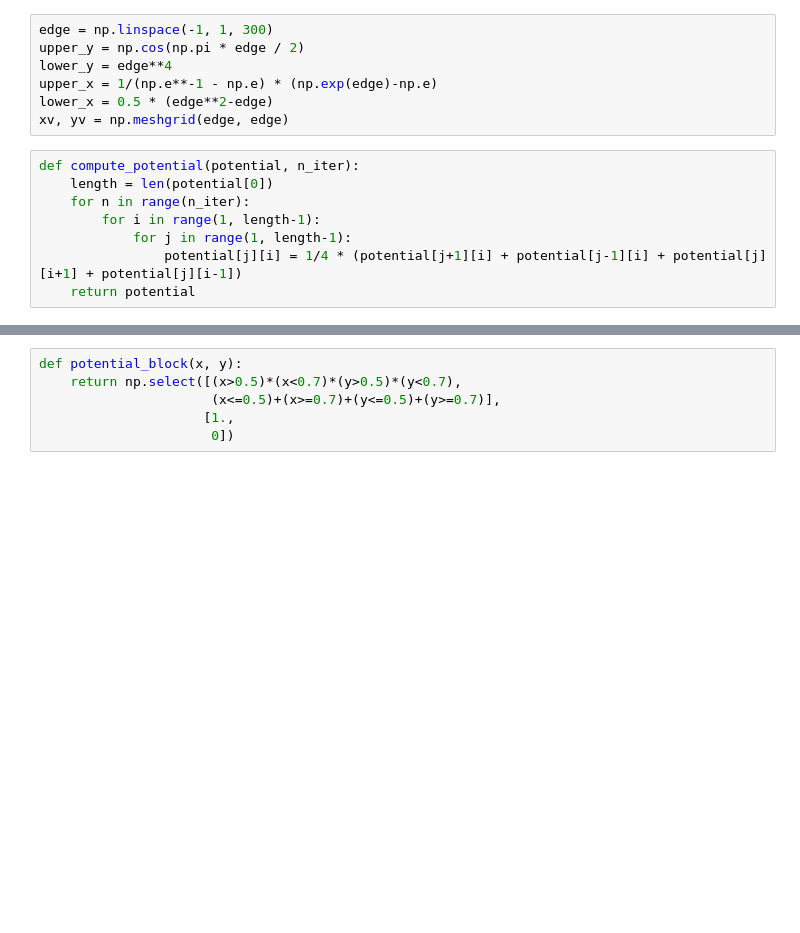
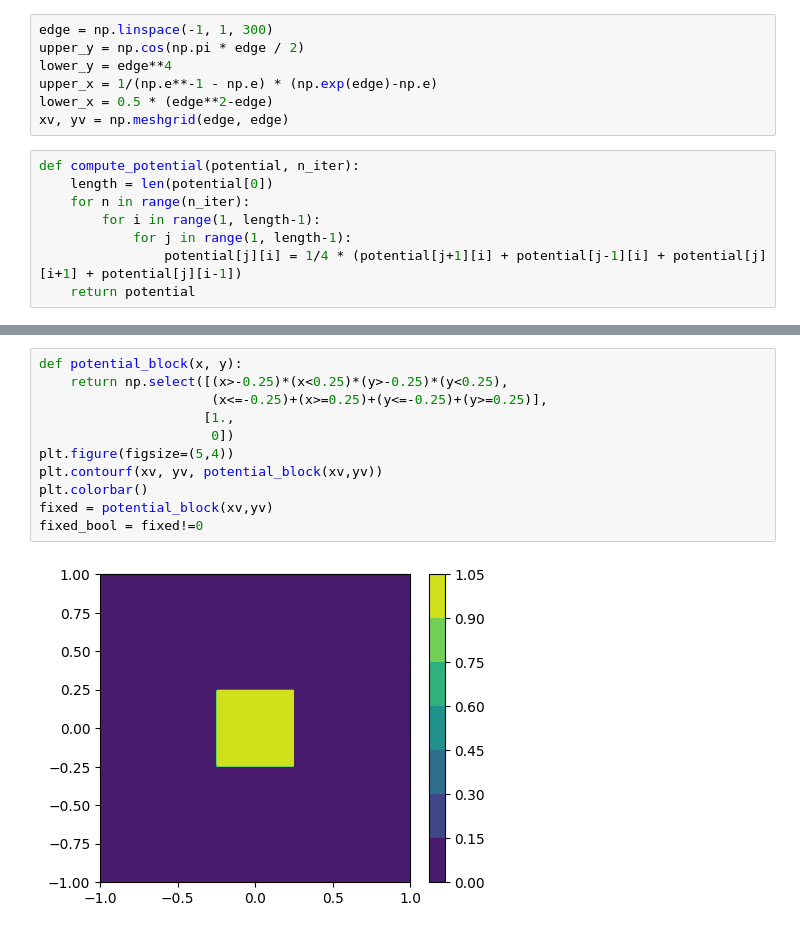
Before and after one commit to phamtrungkien8904/BachelorThesis, a Jupyter notebook: poisson.ipynb, the cells around one changed output, grey strips where cells are left out. Saved outputs shown, nothing was run; the diff lists cells and outputs as text; blank space fills up the shorter version.

```diff
--- a/poisson.ipynb
+++ b/poisson.ipynb
@@ -30,6 +36,13 @@ plt.show()
 # %%
 def potential_block(x, y):
-    return np.select([(x>0.5)*(x<0.7)*(y>0.5)*(y<0.7),
-                      (x<=0.5)+(x>=0.7)+(y<=0.5)+(y>=0.7)],
+    return np.select([(x>-0.25)*(x<0.25)*(y>-0.25)*(y<0.25),
+                      (x<=-0.25)+(x>=0.25)+(y<=-0.25)+(y>=0.25)],
                      [1.,
                       0])
+plt.figure(figsize=(5,4))
+plt.contourf(xv, yv, potential_block(xv,yv))
+plt.colorbar()
+fixed = potential_block(xv,yv)
+fixed_bool = fixed!=0
+# %% [output]
+[figure, added]
```
Also changed, not shown: parts of 6 cells of this notebook, 1 other file.
